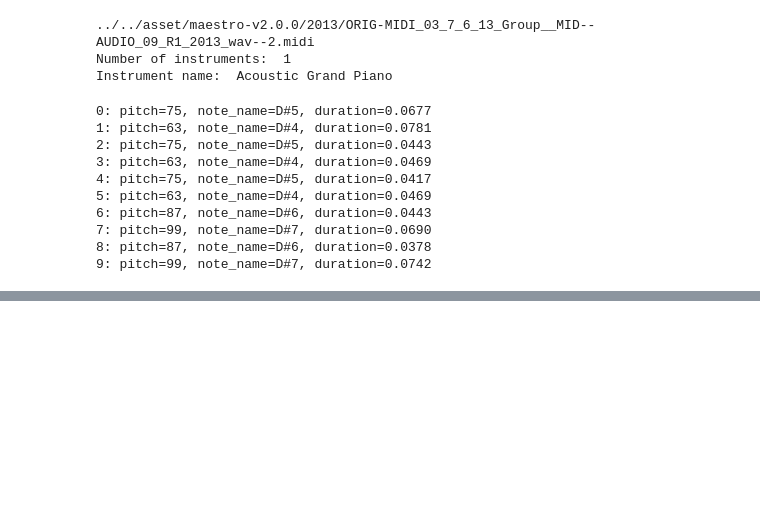
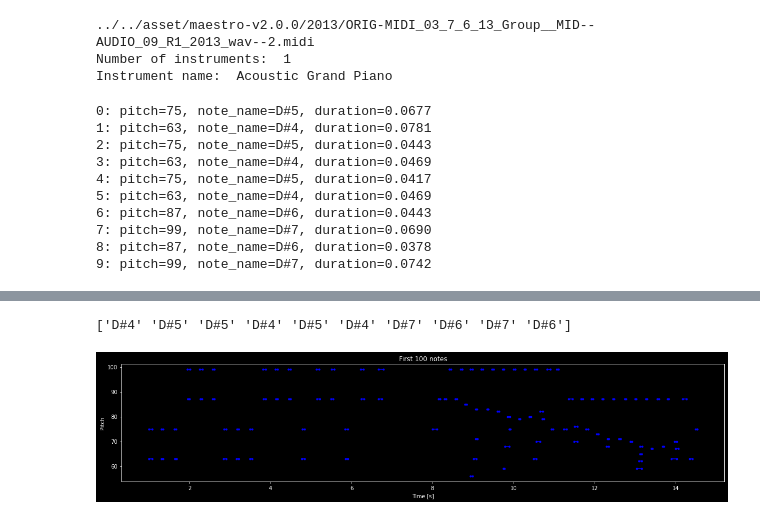
Before and after one commit to Barry0121/AudioVisualizer, a Jupyter notebook: dev/MusicGenearationLSTM/MusicLSTM.ipynb, the cells around one changed output, grey strips where cells are left out. Drawn from its saved outputs; the diff is of its cells as text; code cells hidden in the pictures; blank space fills up the shorter version.

```diff
--- a/dev/MusicGenearationLSTM/MusicLSTM.ipynb
+++ b/dev/MusicGenearationLSTM/MusicLSTM.ipynb
@@ -73,0 +99,3 @@ for index, note in enumerate(instrument.notes[:10]): # look at the first 10 note
+# %%
+raw_notes = midi_to_notes(sample_file)
+raw_notes.head()
@@ -73,0 +109,28 @@ for index, note in enumerate(instrument.notes[:10]): # look at the first 10 note
+# %%
+# Converting to note names by considering the respective pitch values
+get_note_names = np.vectorize(pretty_midi.note_number_to_name)
+sample_note_names = get_note_names(raw_notes['pitch'])
+print(sample_note_names[:10])
+# %% [output]
+['D#4' 'D#5' 'D#5' 'D#4' 'D#5' 'D#4' 'D#7' 'D#6' 'D#7' 'D#6']
+# %%
+# Visualizing the parameters of the musical notes of the piano
+def plot_piano_roll(notes: pd.DataFrame, count: Optional[int] = None):
+    if count:
+        title=f"First {count} notes"
+    else:
+        title=f"Whole track"
+        count = len(notes['pitch'])
+
+    plt.figure(figsize=(20, 4))
+    plot_pitch = np.stack([notes['pitch'], notes['pitch']], axis=0)
+    plot_start_stop = np.stack([notes["start"], notes['end']], axis=0)
+
+    plt.plot(plot_start_stop[:, :count], plot_pitch[:, :count], color='b', marker='.')
+    plt.xlabel("Time [s]")
+    plt.ylabel("Pitch")
+    _ = plt.title(title)
+# %%
+plot_piano_roll(raw_notes, 100)
+# %% [output]
+[figure, added]
```
Also changed, not shown: parts of 14 cells of this notebook, 1 other file.
